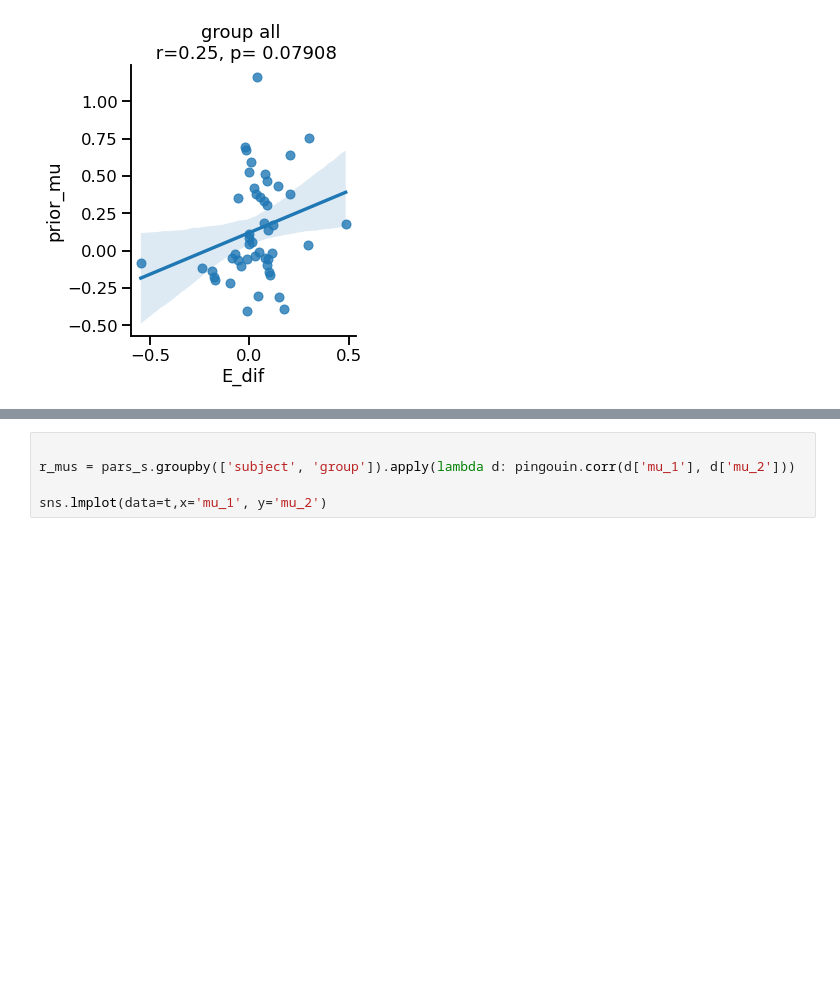
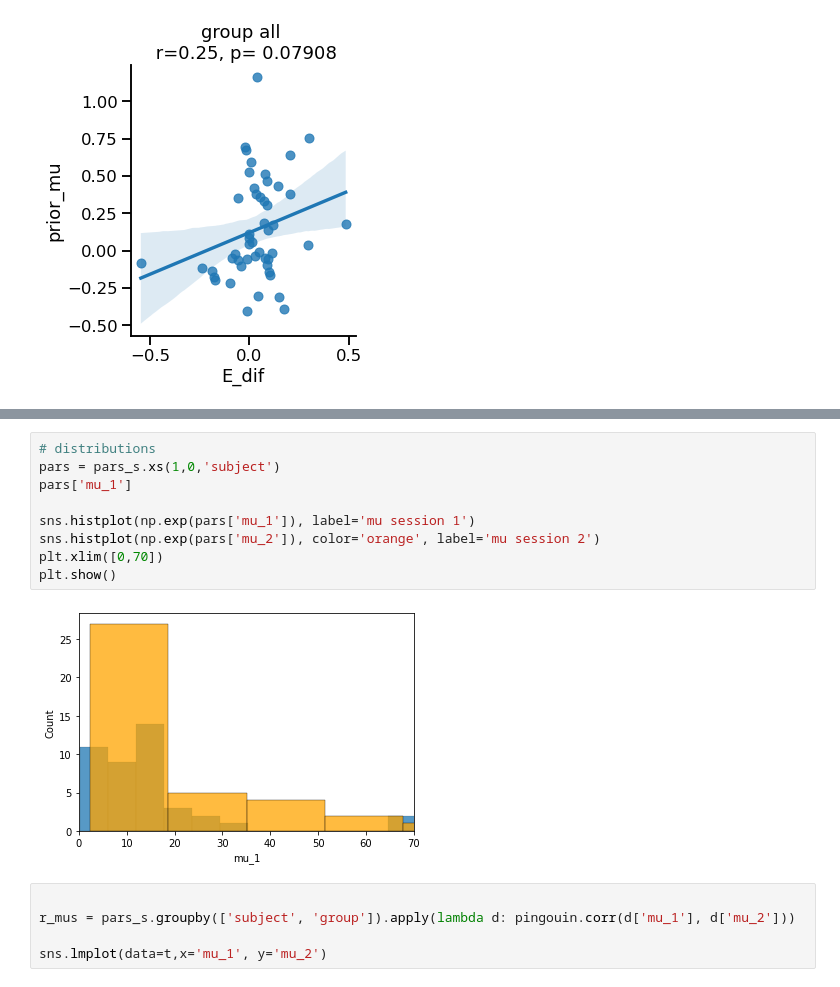
Before and after one commit to Gilles86/stress_risk, a Jupyter notebook: stress_risk/analyse_results/shifts_decode-priors.ipynb, the cells around one changed output, grey strips where cells are left out. Drawn from its saved outputs; the diff is of its cells as text; blank space fills up the shorter version.

```diff
--- a/stress_risk/analyse_results/shifts_decode-priors.ipynb
+++ b/stress_risk/analyse_results/shifts_decode-priors.ipynb
@@ -226,3 +249,14 @@ for param_name in parameter_names:
+# %%
+# distributions
+pars = pars_s.xs(1,0,'subject')
+pars['mu_1']
+
+sns.histplot(np.exp(pars['mu_1']), label='mu session 1')
+sns.histplot(np.exp(pars['mu_2']), color='orange', label='mu session 2')
+plt.xlim([0,70])
+plt.show()
+# %% [output]
+[figure, added]
 # %%
 
 r_mus = pars_s.groupby(['subject', 'group']).apply(lambda d: pingouin.corr(d['mu_1'], d['mu_2']))
```
Also changed, not shown: parts of 14 cells of this notebook, 24 other files.
